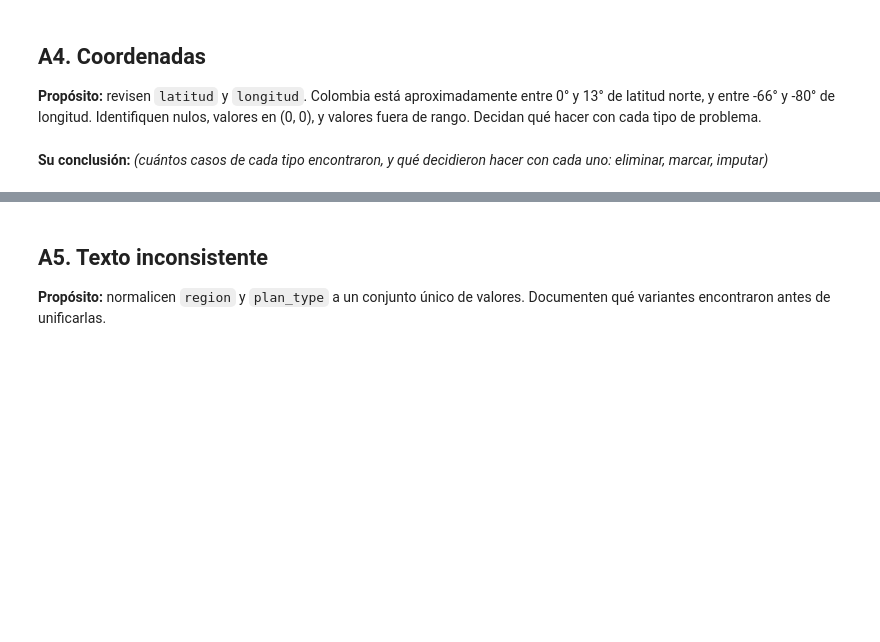
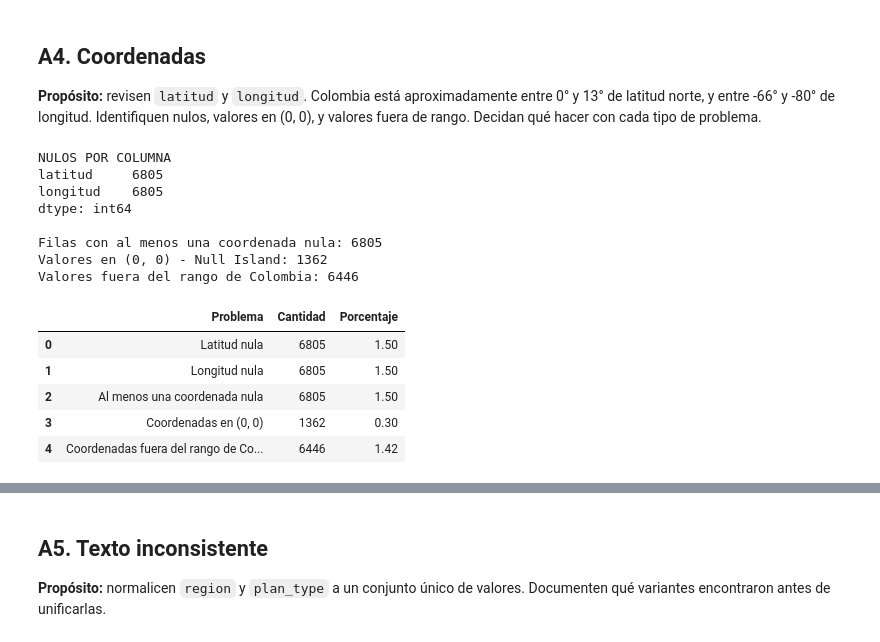
Before and after one commit to jp0617/visualizacionAnalisis, a Jupyter notebook: v0.1_s3_dataviz_grupo1.ipynb, the cells around one changed output, grey strips where cells are left out. Saved outputs shown, nothing was run; the diff lists cells and outputs as text; code cells hidden in the pictures; blank space fills up the shorter version.

```diff
--- a/v0.1_s3_dataviz_grupo1.ipynb
+++ b/v0.1_s3_dataviz_grupo1.ipynb
@@ -241,2 +250,69 @@ msno.matrix(df)
-# %% [markdown]
-**Su conclusión:** _(cuántos casos de cada tipo encontraron, y qué decidieron hacer con cada uno: eliminar, marcar, imputar)_
+# %%
+# TODO: nulos en latitud/longitud
+# TODO: valores en (0, 0), "null island"
+# TODO: valores fuera de rango de Colombia (latitud 0-13, longitud -80 a -66)
+nulos_coordenadas = df[["latitud", "longitud"]].isnull().sum()
+
+# Filas con al menos una coordenada nula
+filas_con_nulos = df[
+    df["latitud"].isna() | df["longitud"].isna()
+]
+
+# 2. Valores en (0, 0) - "Null Island"
+null_island = df[
+    (df["latitud"] == 0) &
+    (df["longitud"] == 0)
+]
+
+# 3. Valores fuera del rango lógico de Colombia
+fuera_rango = df[
+    (df["latitud"] < 0) |
+    (df["latitud"] > 13) |
+    (df["longitud"] < -80) |
+    (df["longitud"] > -66)
+]
+
+# Mostrar resultados
+print("NULOS POR COLUMNA")
+print(nulos_coordenadas)
+
+print("\nFilas con al menos una coordenada nula:", len(filas_con_nulos))
+print("Valores en (0, 0) - Null Island:", len(null_island))
+print("Valores fuera del rango de Colombia:", len(fuera_rango))
+resumen_coordenadas = pd.DataFrame({
+    "Problema": [
+        "Latitud nula",
+        "Longitud nula",
+        "Al menos una coordenada nula",
+        "Coordenadas en (0, 0)",
+        "Coordenadas fuera del rango de Colombia"
+    ],
+    "Cantidad": [
+        df["latitud"].isna().sum(),
+        df["longitud"].isna().sum(),
+        len(filas_con_nulos),
+        len(null_island),
+        len(fuera_rango)
+    ]
+})
+
+resumen_coordenadas["Porcentaje"] = (
+    resumen_coordenadas["Cantidad"] / len(df) * 100
+).round(2)
+
+display(resumen_coordenadas)
+# %% [output]
+NULOS POR COLUMNA
+latitud     6805
+longitud    6805
+dtype: int64
+
+Filas con al menos una coordenada nula: 6805
+Valores en (0, 0) - Null Island: 1362
+Valores fuera del rango de Colombia: 6446
+|  | Problema | Cantidad | Porcentaje |
+| 0 | Latitud nula | 6805 | 1.50 |
+| 1 | Longitud nula | 6805 | 1.50 |
+| 2 | Al menos una coordenada nula | 6805 | 1.50 |
+| 3 | Coordenadas en (0, 0) | 1362 | 0.30 |
+| 4 | Coordenadas fuera del rango de Co... | 6446 | 1.42 |
```
Also changed, not shown: parts of 16 cells of this notebook, 1 other file.
